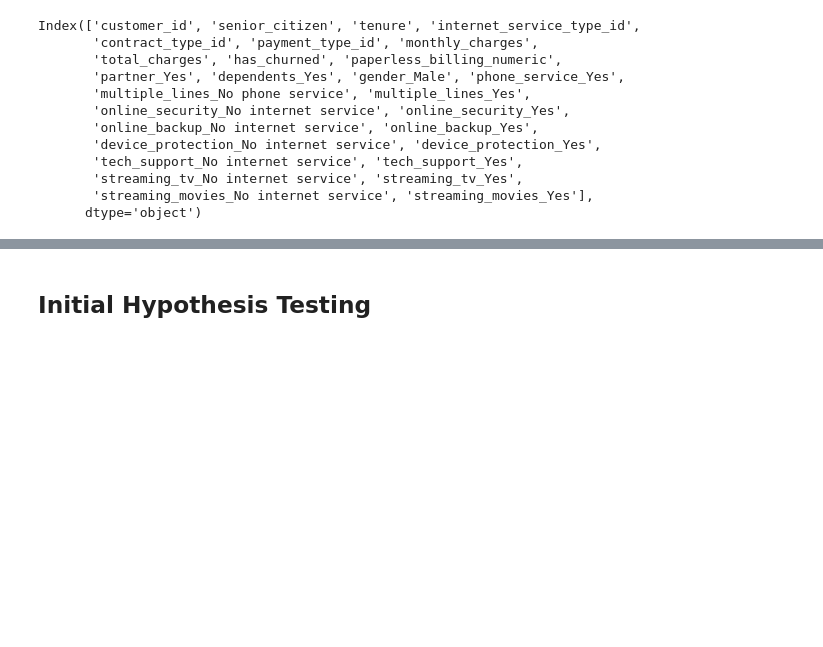
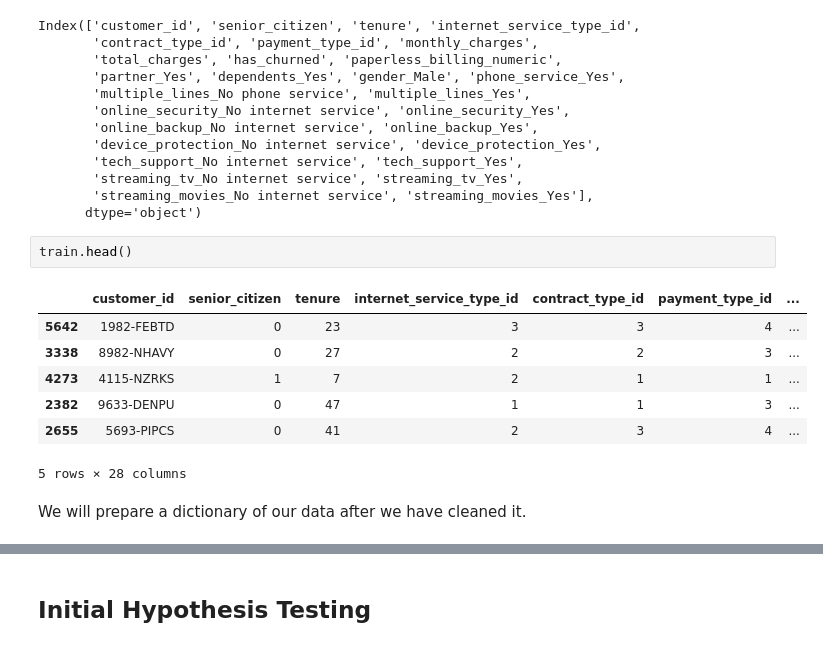
Before and after one commit to malachi-hale/Telco-project, a Jupyter notebook: Project_scratch_work.ipynb, the cells around one changed output, grey strips where cells are left out. Cells and saved outputs as stored; diff of their text form; blank space fills up the shorter version.

```diff
--- a/Project_scratch_work.ipynb
+++ b/Project_scratch_work.ipynb
@@ -323,3 +331,15 @@ Index(['customer_id', 'senior_citizen', 'tenure', 'internet_service_type_id',
        'streaming_tv_No internet service', 'streaming_tv_Yes',
        'streaming_movies_No internet service', 'streaming_movies_Yes'],
       dtype='object')
+# %%
+train.head()
+# %% [output]
+|  | customer_id | senior_citizen | tenure | internet_service_type_id | contract_type_id | payment_type_id | ... |
+| 5642 | 1982-FEBTD | 0 | 23 | 3 | 3 | 4 | ... |
+| 3338 | 8982-NHAVY | 0 | 27 | 2 | 2 | 3 | ... |
+| 4273 | 4115-NZRKS | 1 | 7 | 2 | 1 | 1 | ... |
+| 2382 | 9633-DENPU | 0 | 47 | 1 | 1 | 3 | ... |
+| 2655 | 5693-PIPCS | 0 | 41 | 2 | 3 | 4 | ... |
+5 rows × 28 columns
+# %% [markdown]
+We will prepare a dictionary of our data after we have cleaned it.
```
Also changed, not shown: parts of 4 cells of this notebook, 2 other files.
